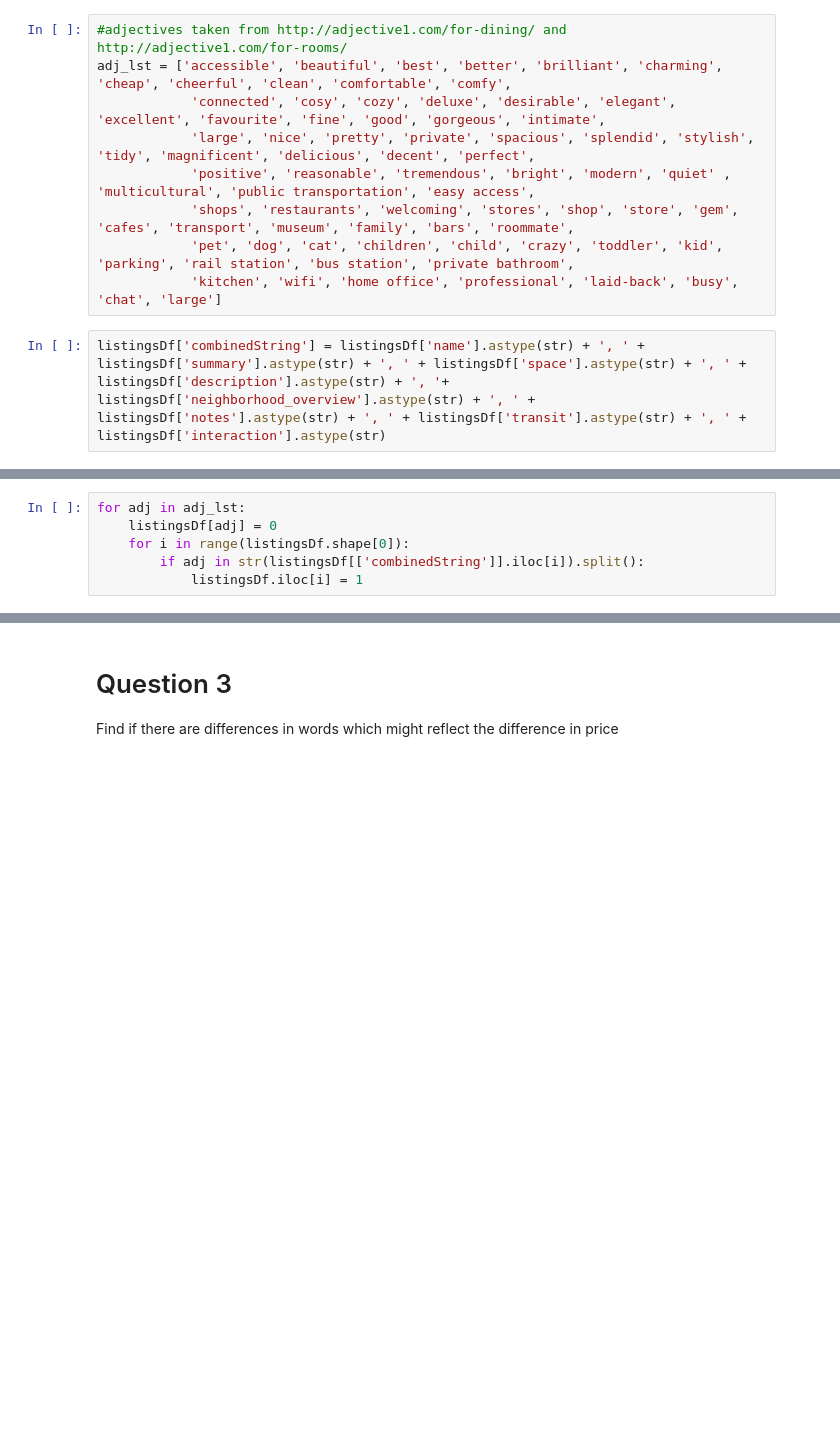
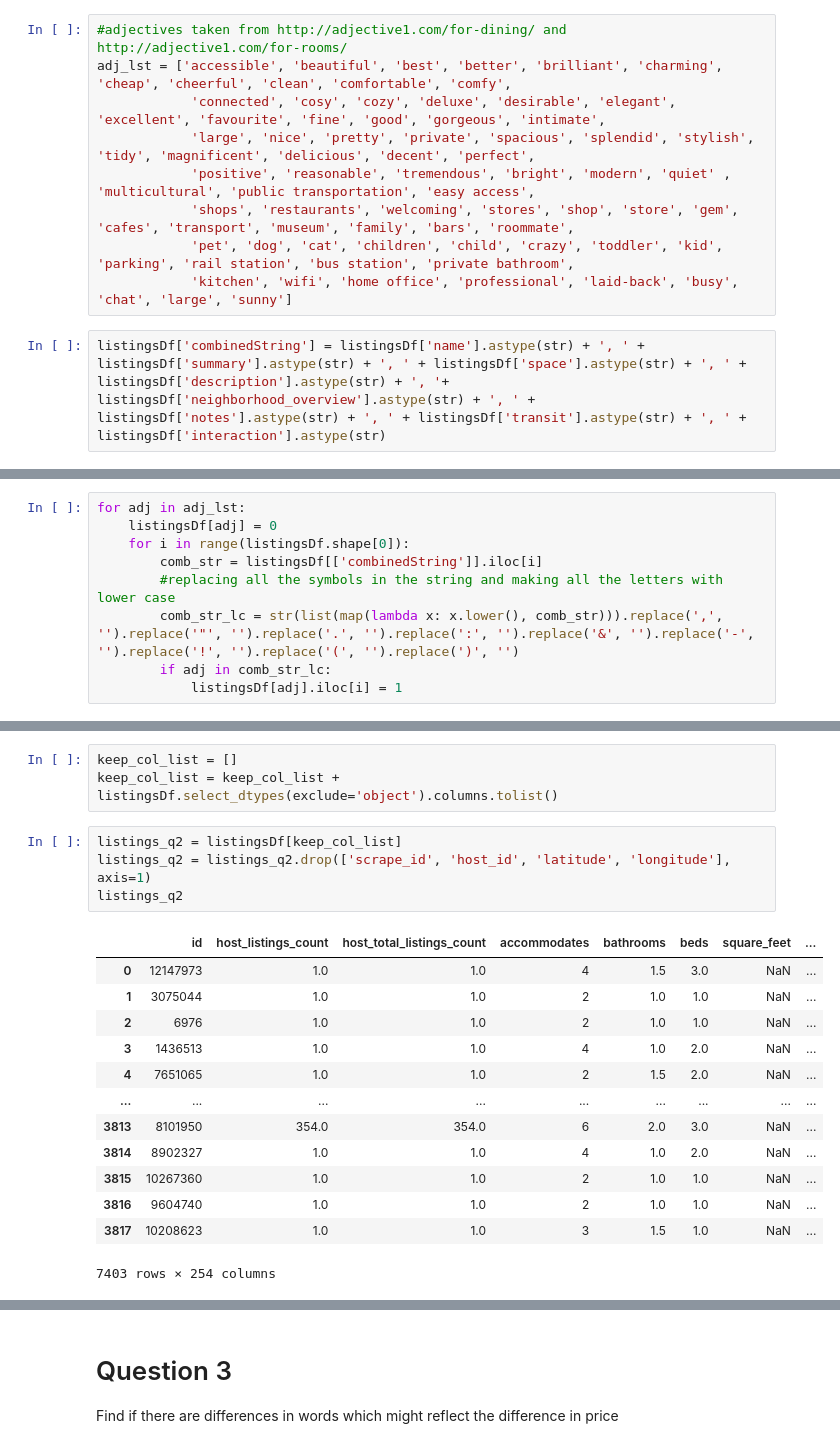
Before and after one commit to PWolf96/AirBnB--Boston, a Jupyter notebook: AirBnB - Boston and Seattle.ipynb, the cells around one changed output, grey strips where cells are left out. Drawn from its saved outputs; the diff is of its cells as text; blank space fills up the shorter version.

```diff
--- a/AirBnB - Boston and Seattle.ipynb
+++ b/AirBnB - Boston and Seattle.ipynb
@@ -208,6 +214,6 @@ adj_lst = ['accessible', 'beautiful', 'best', 'better', 'brilliant', 'charming',
             'positive', 'reasonable', 'tremendous', 'bright', 'modern', 'quiet' , 'multicultural', 'public transportation', 'easy access',
             'shops', 'restaurants', 'welcoming', 'stores', 'shop', 'store', 'gem', 'cafes', 'transport', 'museum', 'family', 'bars', 'roommate',
             'pet', 'dog', 'cat', 'children', 'child', 'crazy', 'toddler', 'kid', 'parking', 'rail station', 'bus station', 'private bathroom',
-            'kitchen', 'wifi', 'home office', 'professional', 'laid-back', 'busy', 'chat', 'large']
+            'kitchen', 'wifi', 'home office', 'professional', 'laid-back', 'busy', 'chat', 'large', 'sunny']
 # %%
 listingsDf['combinedString'] = listingsDf['name'].astype(str) + ', ' + listingsDf['summary'].astype(str) + ', ' + listingsDf['space'].astype(str) + ', ' + listingsDf['description'].astype(str) + ', '+ listingsDf['neighborhood_overview'].astype(str) + ', ' + listingsDf['notes'].astype(str) + ', ' + listingsDf['transit'].astype(str) + ', ' + listingsDf['interaction'].astype(str)
@@ -248,5 +223,8 @@ listingsDf.drop(['listing_url', 'scrape_id', 'last_scraped', 'thumbnail_url', 'm
 for adj in adj_lst:
     listingsDf[adj] = 0
     for i in range(listingsDf.shape[0]):
-        if adj in str(listingsDf[['combinedString']].iloc[i]).split():
-            listingsDf.iloc[i] = 1
+        comb_str = listingsDf[['combinedString']].iloc[i]
+        #replacing all the symbols in the string and making all the letters with lower case
+        comb_str_lc = str(list(map(lambda x: x.lower(), comb_str))).replace(',', '').replace('"', '').replace('.', '').replace(':', '').replace('&', '').replace('-', '').replace('!', '').replace('(', '').replace(')', '')
+        if adj in comb_str_lc:
+            listingsDf[adj].iloc[i] = 1
@@ -286,0 +244,21 @@ listingsDf.to_csv('listingsUdacity')
+# %%
+keep_col_list = []
+keep_col_list = keep_col_list + listingsDf.select_dtypes(exclude='object').columns.tolist()
+# %%
+listings_q2 = listingsDf[keep_col_list]
+listings_q2 = listings_q2.drop(['scrape_id', 'host_id', 'latitude', 'longitude'], axis=1)
+listings_q2
+# %% [output]
+|  | id | host_listings_count | host_total_listings_count | accommodates | bathrooms | beds | square_feet | ... |
+| 0 | 12147973 | 1.0 | 1.0 | 4 | 1.5 | 3.0 | NaN | ... |
+| 1 | 3075044 | 1.0 | 1.0 | 2 | 1.0 | 1.0 | NaN | ... |
+| 2 | 6976 | 1.0 | 1.0 | 2 | 1.0 | 1.0 | NaN | ... |
+| 3 | 1436513 | 1.0 | 1.0 | 4 | 1.0 | 2.0 | NaN | ... |
+| 4 | 7651065 | 1.0 | 1.0 | 2 | 1.5 | 2.0 | NaN | ... |
+| ... | ... | ... | ... | ... | ... | ... | ... | ... |
+| 3813 | 8101950 | 354.0 | 354.0 | 6 | 2.0 | 3.0 | NaN | ... |
+| 3814 | 8902327 | 1.0 | 1.0 | 4 | 1.0 | 2.0 | NaN | ... |
+| 3815 | 10267360 | 1.0 | 1.0 | 2 | 1.0 | 1.0 | NaN | ... |
+| 3816 | 9604740 | 1.0 | 1.0 | 2 | 1.0 | 1.0 | NaN | ... |
+| 3817 | 10208623 | 1.0 | 1.0 | 3 | 1.5 | 1.0 | NaN | ... |
+7403 rows × 254 columns
```
Also changed, not shown: parts of 31 cells of this notebook, 1 other file.
